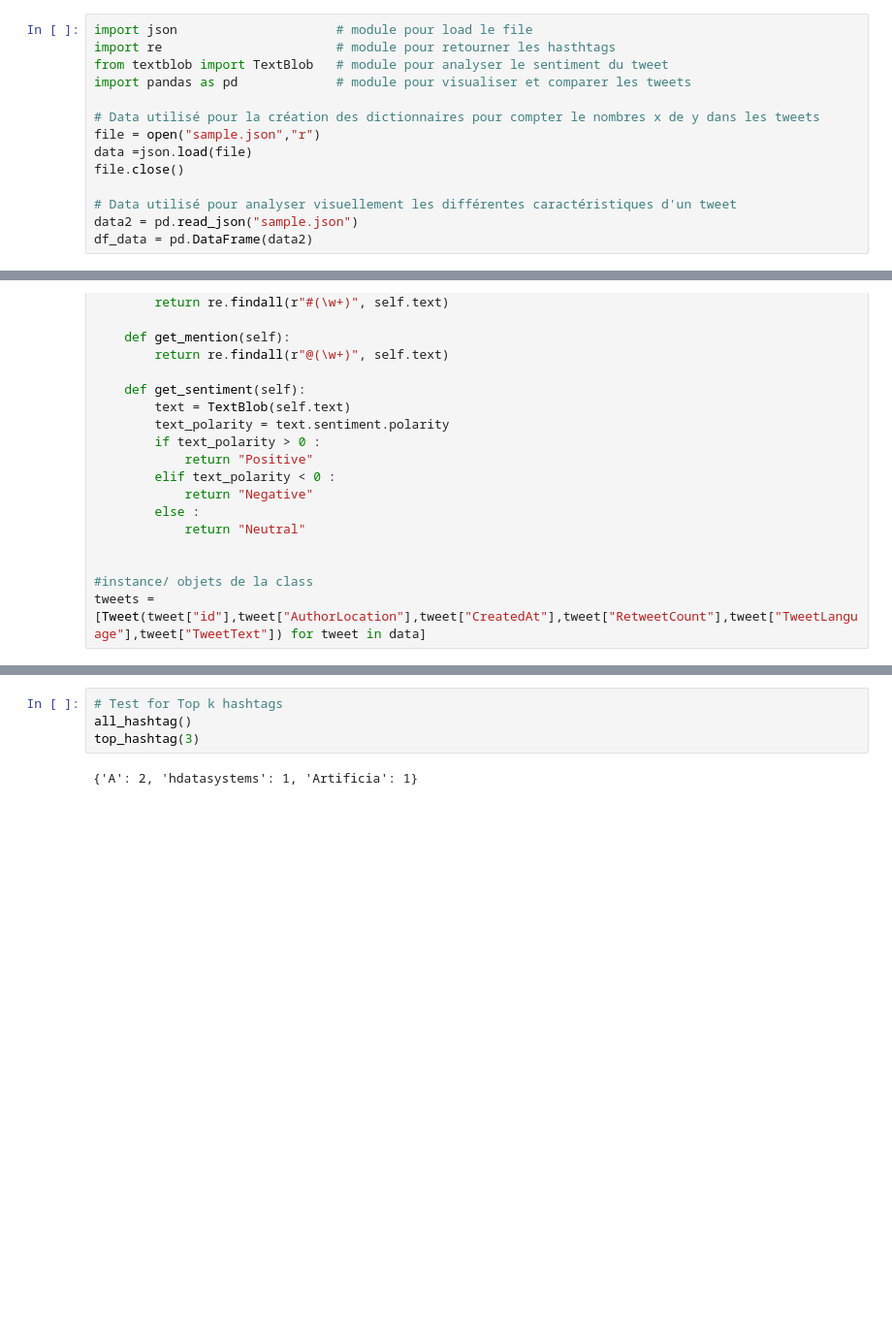
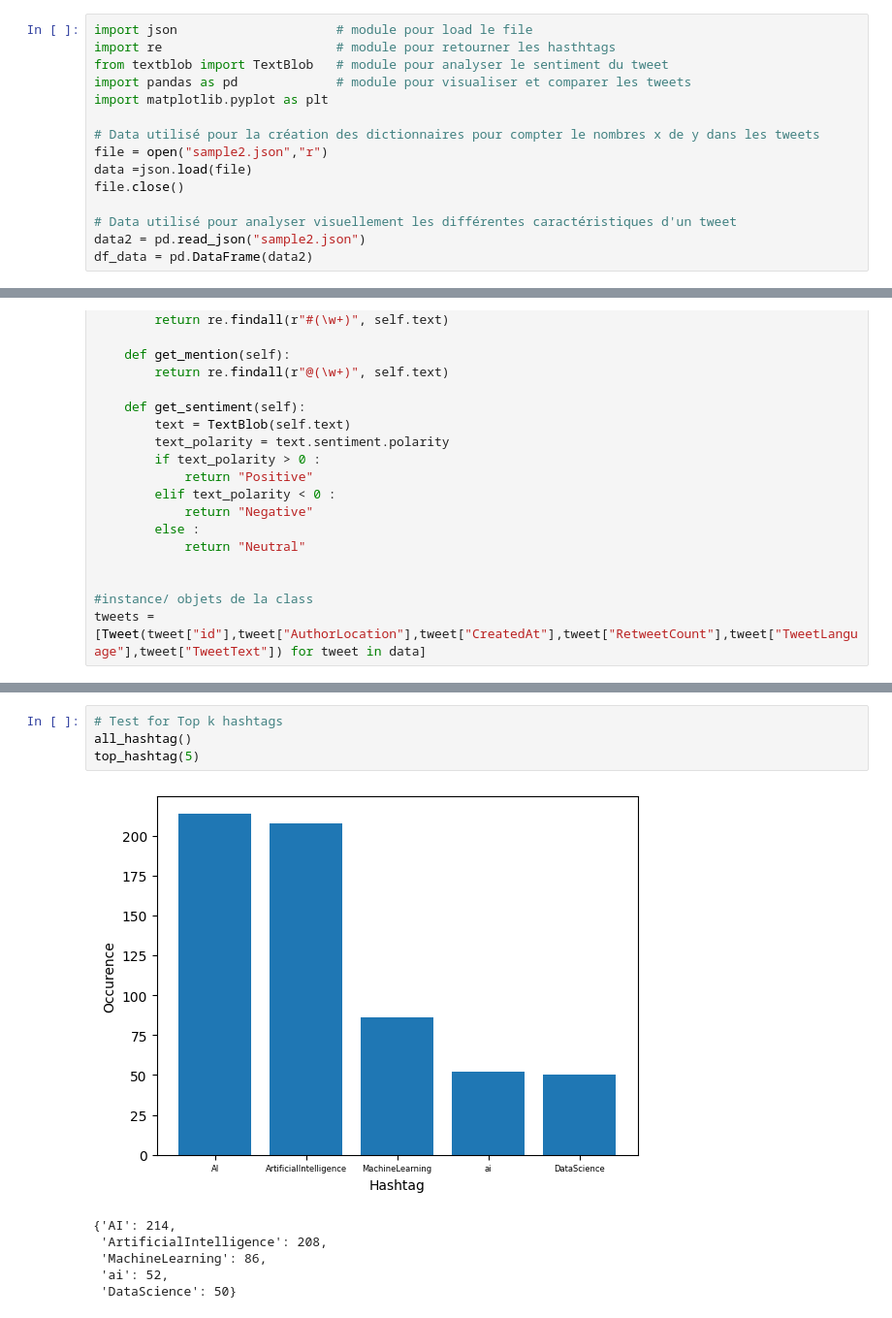
Before and after one commit to uvsq22202060/projet_InPoDa, a Jupyter notebook: test.ipynb, the cells around one changed output, grey strips where cells are left out. Shown: that part at 97% size. Drawn from its saved outputs; the diff is of its cells as text; blank space fills up the shorter version.

Commit message:
- diagramme - df

```diff
--- a/test.ipynb
+++ b/test.ipynb
@@ -3,14 +3,15 @@ import json                     # module pour load le file
 import re                       # module pour retourner les hasthtags
 from textblob import TextBlob   # module pour analyser le sentiment du tweet
 import pandas as pd             # module pour visualiser et comparer les tweets
+import matplotlib.pyplot as plt
 
 # Data utilisé pour la création des dictionnaires pour compter le nombres x de y dans les tweets
-file = open("sample.json","r")
+file = open("sample2.json","r")
 data =json.load(file)
 file.close()
 
 # Data utilisé pour analyser visuellement les différentes caractéristiques d'un tweet
-data2 = pd.read_json("sample.json")
+data2 = pd.read_json("sample2.json")
 df_data = pd.DataFrame(data2)
 # %%
 class Tweet :
@@ -164,9 +193,14 @@ def alltweet():
 # %%
 # Test for Top k hashtags
 all_hashtag()
-top_hashtag(3)
+top_hashtag(5)
 # %% [output]
+[figure, added]
-{'A': 2, 'hdatasystems': 1, 'Artificia': 1}
+{'AI': 214,
+ 'ArtificialIntelligence': 208,
+ 'MachineLearning': 86,
+ 'ai': 52,
+ 'DataScience': 50}
 # %%
 # Test for Top k users
 all_users()
```
Also changed, not shown: parts of 10 cells of this notebook, 1 other file.
